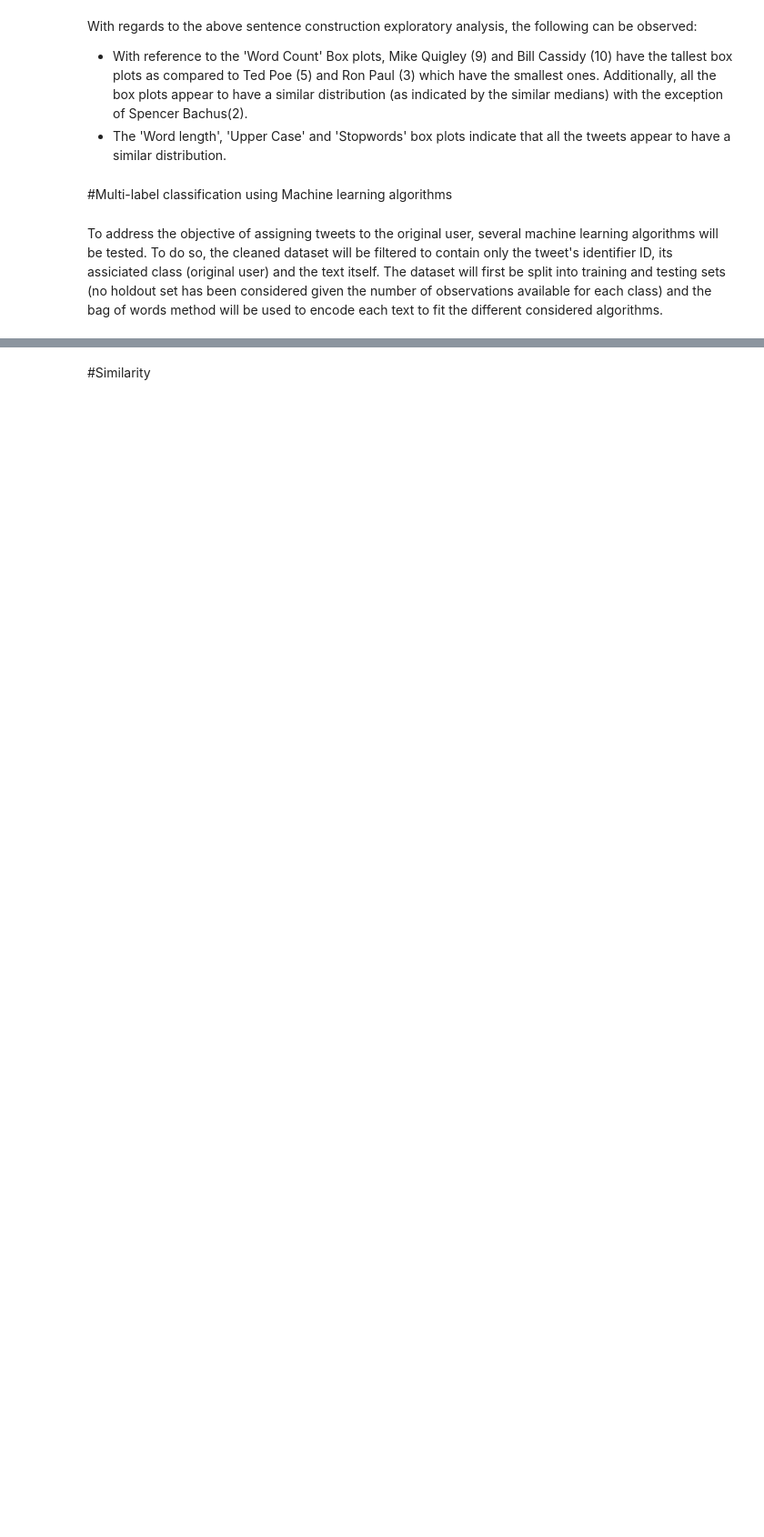
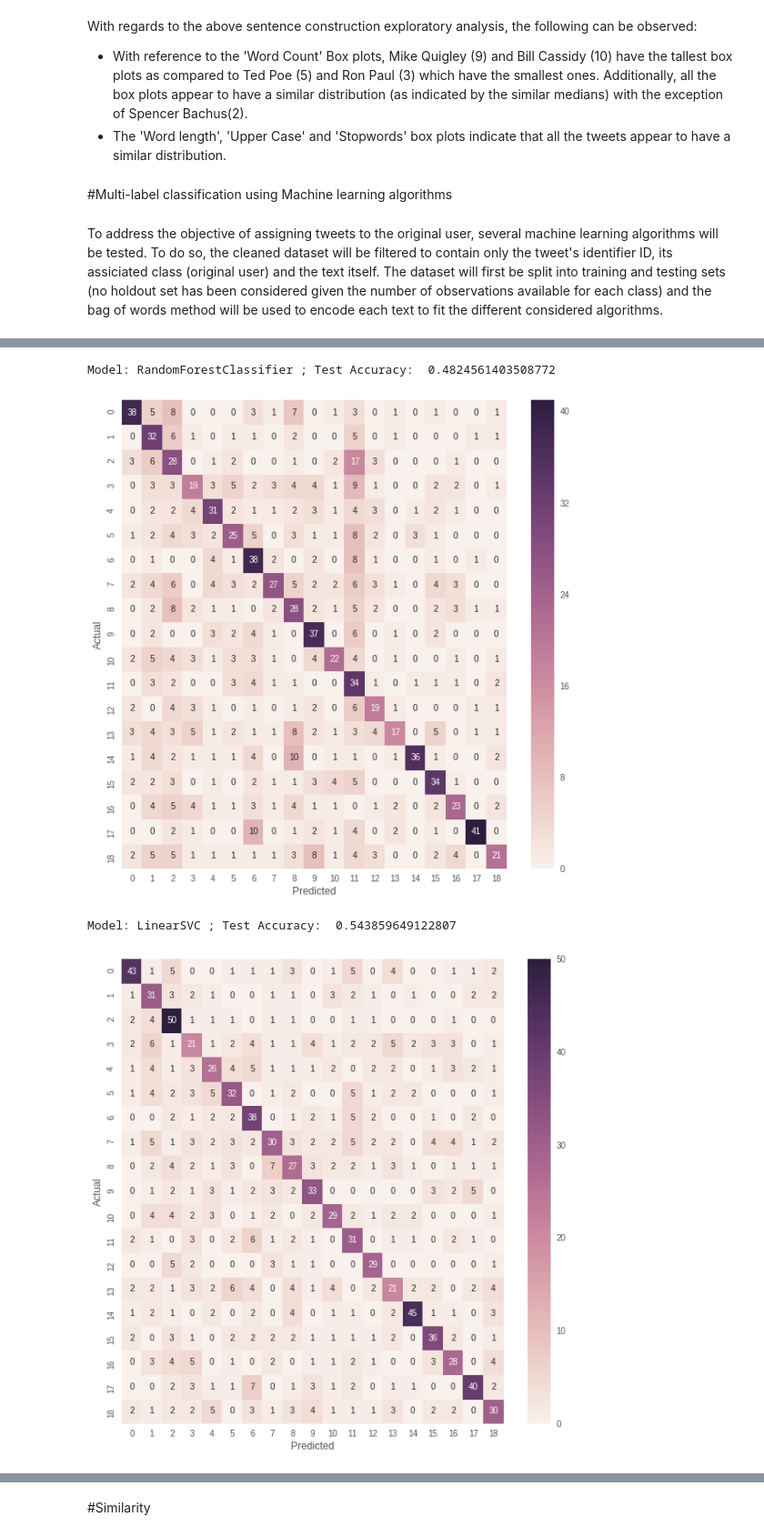
Before and after one commit to Spurryag/Twitter_mining_NLP, a Jupyter notebook: Twitter_Project.ipynb, the cells around one changed output, grey strips where cells are left out. Shown at 91% size. Cells and saved outputs as stored; diff of their text form; code cells hidden in the pictures; blank space fills up the shorter version.

```diff
--- a/Twitter_Project.ipynb
+++ b/Twitter_Project.ipynb
@@ -774,0 +693,31 @@ plt.show()
+# %%
+#Adapted from: https://towardsdatascience.com/multi-class-text-classification-with-scikit-learn-12f1e60e0a9f
+
+from sklearn.metrics import confusion_matrix
+from sklearn.metrics import accuracy_score
+
+models = [
+    RandomForestClassifier(n_estimators=100, warm_start = 0),
+    LinearSVC(),
+    LogisticRegression(random_state=0, multi_class  = 'multinomial', solver = 'newton-cg'),
+]
+
+for model in models:
+  model_name = model.__class__.__name__
+  model.fit(X_train, y_train)
+  y_pred = model.predict(X_test)
+  conf_mat = confusion_matrix(y_test, y_pred)
+  fig, ax = plt.subplots(figsize=(10,10))
+  sns.heatmap(conf_mat, annot=True, fmt='d')
+  #Plot details
+  plt.ylabel('Actual')
+  plt.xlabel('Predicted')
+  #(number of points classified correctly) / (total number of points in your test set)
+  accuracy = accuracy_score(y_pred, y_test)
+  print("Model:", model_name, "; Test Accuracy: ", accuracy)
+  plt.show()
+# %% [output]
+Model: RandomForestClassifier ; Test Accuracy:  0.4824561403508772
+[figure, added]
+Model: LinearSVC ; Test Accuracy:  0.543859649122807
+[figure, added]
```
Also changed, not shown: parts of 43 cells of this notebook.
